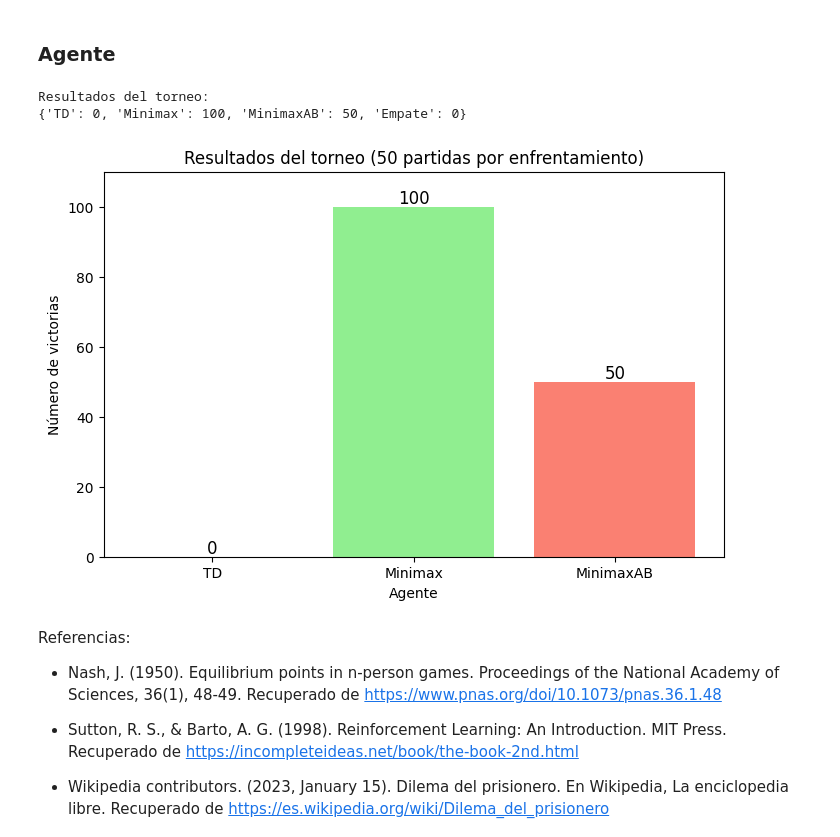
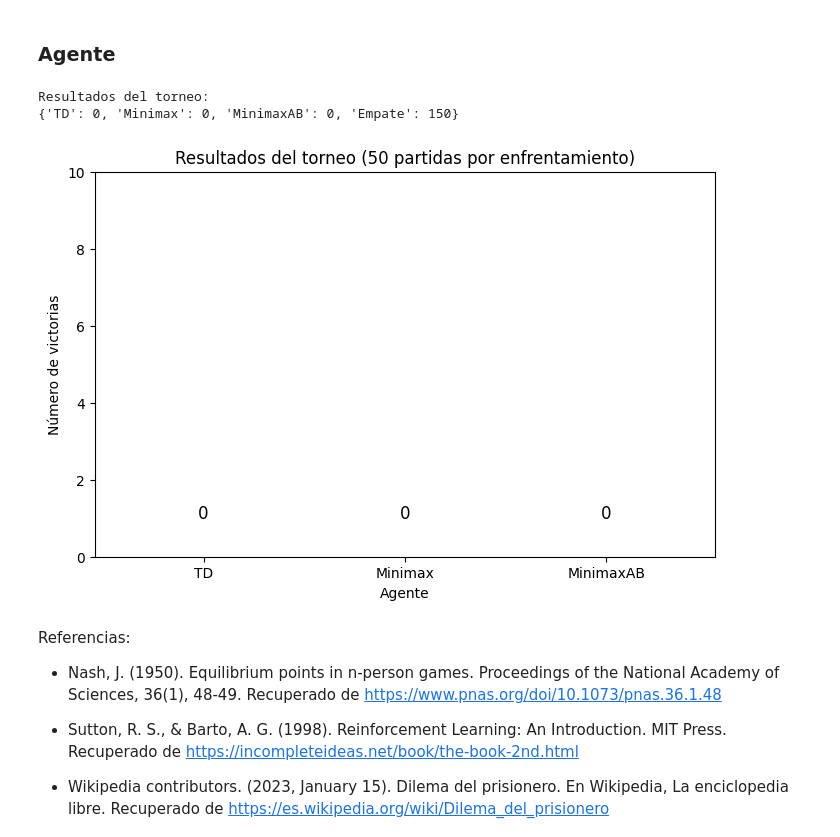
Before and after one commit to BrandonReyes0609/Lab07_IA, a Jupyter notebook: main.ipynb, the cells around one changed output. Drawn from its saved outputs; the diff is of its cells as text; code cells hidden in the pictures.

```diff
--- a/main.ipynb
+++ b/main.ipynb
@@ -156,7 +156,7 @@ def puntuar_tablero(tablero, ficha):
         if ventana.count(ficha) == 4:
             puntuacion += 100
         elif ventana.count(ficha) == 3 and ventana.count(0) == 1:
-            puntuacion += 5
+            puntuacion += 10
         elif ventana.count(ficha) == 2 and ventana.count(0) == 2:
             puntuacion += 2
         if ventana.count(ficha_oponente) == 3 and ventana.count(0) == 1:
@@ -192,7 +192,7 @@ def puntuar_tablero(tablero, ficha):
             score += evaluar_ventana(ventana, ficha)
     return score
 
-# Función Minimax (y movimiento IA) extraída y adaptada de tu Lab6
+
 def minimax(tablero, profundidad, maximizando, ficha, alpha=-math.inf, beta=math.inf, usar_poda=True):
     if profundidad == 0 or hay_ganador(tablero, 1) or hay_ganador(tablero, 2) or tablero_lleno(tablero):
         if hay_ganador(tablero, ficha):
@@ -365,13 +365,15 @@ def simulate_game(agente1, agente2, ficha1, ficha2, td_agent=None, entrenamiento
                 recompensa = 1 if ((turno == 0 and jugador_td == 1) or (turno == 1 and jugador_td == 2)) else -1
                 # Actualizar el agente TD con estado terminal (no hay siguiente estado)
                 td_agent.update(estado_anterior, accion_anterior, recompensa, tablero, columnas_disponibles(tablero), done=True)
-            return 1 if turno == 0 else 2
+            return (1 if turno == 0 else 2), tablero
+
 
         if tablero_lleno(tablero):
             # Empate: recompensa 0 para ambos
             if entrenamiento_td and td_agent is not None:
                 td_agent.update(estado_anterior, accion_anterior, 0, tablero, columnas_disponibles(tablero), done=True)
-            return 0
+            return 0, tablero
+
 
         # Si es TD y es su turno, actualizar con recompensa intermedia = 0 (movimiento normal)
         if entrenamiento_td and td_agent is not None:
@@ -388,11 +390,11 @@ def torneo():
 
     # Crear instancias de los agentes
     # Agente TD: con parámetros que se pueden ajustar (alpha, gamma, epsilon)
-    td_agent = TDAgent(alpha=0.1, gamma=0.9, epsilon=0.2)
+    td_agent = TDAgent(alpha=0.1, gamma=0.9, epsilon=0.05)
     # Agente Minimax sin poda
-    minimax_agent = MinimaxAgent(profundidad=4, usar_poda=False)
+    minimax_agent = MinimaxAgent(profundidad=5, usar_poda=False)
     # Agente Minimax con poda alfa-beta
-    minimax_ab_agent = MinimaxAgent(profundidad=4, usar_poda=True)
+    minimax_ab_agent = MinimaxAgent(profundidad=6, usar_poda=True)
 
     # Contadores de victorias
     victorias = {"TD": 0, "Minimax": 0, "MinimaxAB": 0, "Empate": 0}
@@ -432,32 +434,32 @@ def torneo():
 
 
 # Graficar resultados del torneo
 def graficar_resultados(victorias):
     agentes = [ "TD", "Minimax", "MinimaxAB"]
     # Se excluyen los empates de la gráfica
     resultados = [victorias[agente] for agente in agentes]
 
     plt.figure(figsize=(8, 5))
     plt.bar(agentes, resultados, color=["skyblue", "lightgreen", "salmon"])
     plt.xlabel("Agente")
     plt.ylabel("Número de victorias")
     plt.title("Resultados del torneo (50 partidas por enfrentamiento)")
     plt.ylim(0, max(resultados) + 10)
     for i, v in enumerate(resultados):
         plt.text(i, v + 1, str(v), ha='center', fontsize=12)
     plt.show()
 
 
 # Función ejecutar la simulación
 def main():
     resultados = torneo()
     print("Resultados del torneo:")
     print(resultados)
     graficar_resultados(resultados)
 
 if __name__ == "__main__":
     main()
 # %% [output]
 Resultados del torneo:
-{'TD': 0, 'Minimax': 100, 'MinimaxAB': 50, 'Empate': 0}
+{'TD': 0, 'Minimax': 0, 'MinimaxAB': 0, 'Empate': 150}
-[figure, old version]
+[figure, new version]
```
Also changed, not shown: parts of 1 cell of this notebook.
